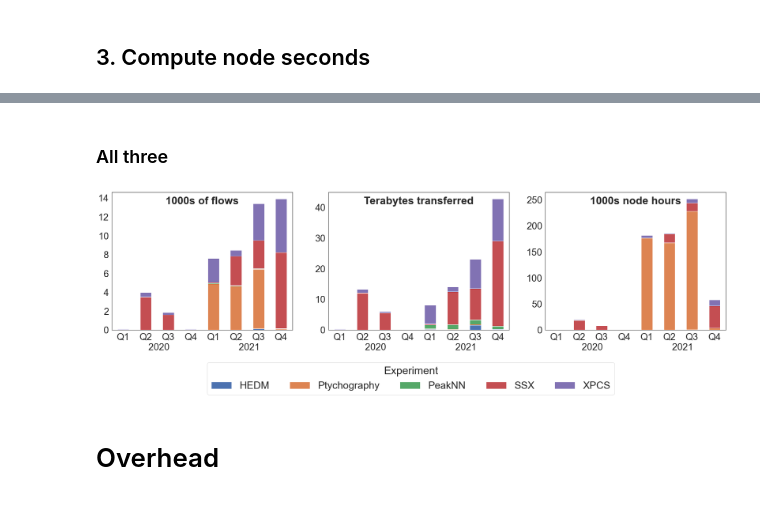
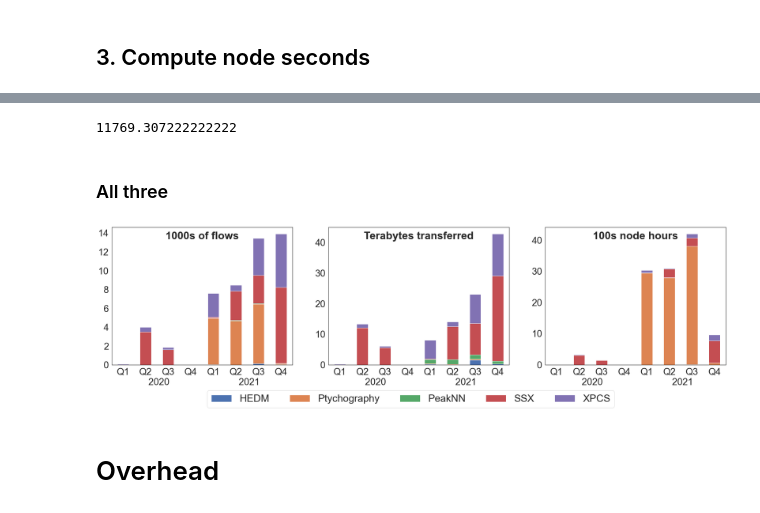
Before and after one commit to globus-labs/gladier-plots, a Jupyter notebook: gladier-figures.ipynb, the cells around one changed output, grey strips where cells are left out. Cells and saved outputs as stored; diff of their text form; code cells hidden in the pictures.

```diff
--- a/gladier-figures.ipynb
+++ b/gladier-figures.ipynb
@@ -101,3 +101,7 @@ plt.savefig('agg_compute.png')
+# %%
+sum(df['compute']) / 60 / 60
+# %% [output]
+11769.307222222222
 # %% [markdown]
 ### All three
 # %%
@@ -121,37 +125,37 @@ ax.set_xticklabels(new_labels, rotation=0, fontsize=tick_size)
 #ax.set_yticklabels([int(y.get_text())/1000 for y in ylabels[1]])
 ax.legend().remove()
 
 dfd = df.groupby(['quarter_col', 'experiment']).sum().reset_index()
 dfd['data'] = dfd['data'] /1000
 dfq = dfd.pivot(index='quarter_col', columns='experiment', values='data')
 ax1 = dfq.plot.bar(stacked=True, xlabel='Date', ax=axs[1], fontsize=tick_size)
 ax1.set_title('Terabytes transferred', y=0.90, fontsize=34, weight='bold')
 ax1.set_xlabel(None)
 #ax1.set_xticklabels(ax.get_xticklabels(), rotation=45)
 ax1.set_xticklabels(new_labels, rotation=0, fontsize=tick_size)
 ticks = plt.xticks()
 ax1.legend().remove()
 
 dfd = df.groupby(['quarter_col', 'experiment']).sum().reset_index()
-dfd['compute'] = dfd['compute'] /60000
+dfd['compute'] = dfd['compute'] / 60 / 60 / 100
 dfq = dfd.pivot(index='quarter_col', columns='experiment', values='compute')
 ax2 = dfq.plot.bar(stacked=True, xlabel='Date', ax=axs[2], fontsize=tick_size)
-ax2.set_title("1000s node hours", y=0.90, fontsize=34, weight='bold')
+ax2.set_title("100s node hours", y=0.90, fontsize=34, weight='bold')
 ax2.set_xlabel(None)
 
 # ax.set_yscale("log") # Bringing this back set sharey=True
 
 # plt.legend(title='Experiment', loc = 2, bbox_to_anchor = (-1.85,1.4), labels=labels, ncol=5)
-legend = plt.legend(title='Experiment', loc = 2, bbox_to_anchor = (-1.9,-0.2), labels=labels, ncol=5, fontsize=32)
+legend = plt.legend(title='', loc = 2, bbox_to_anchor = (-1.9,-0.15), labels=labels, ncol=5, fontsize=32)
 plt.setp(legend.get_title(),fontsize=34)
 plt.subplots_adjust(left=0)
 ticks = plt.xticks()
 new_labels = ['Q1', 'Q2\n          2020', 'Q3', 'Q4', 'Q1', 'Q2\n          2021', 'Q3', 'Q4',]
 plt.xticks(ticks[0], new_labels, rotation=0, fontsize=tick_size)
 
 plt.savefig('agg_all.png', bbox_inches="tight")
 # %% [output]
-[figure, old version]
+[figure, new version]
 # %% [markdown]
 # Overhead
 # %%
```
Also changed, not shown: parts of 12 cells of this notebook.
